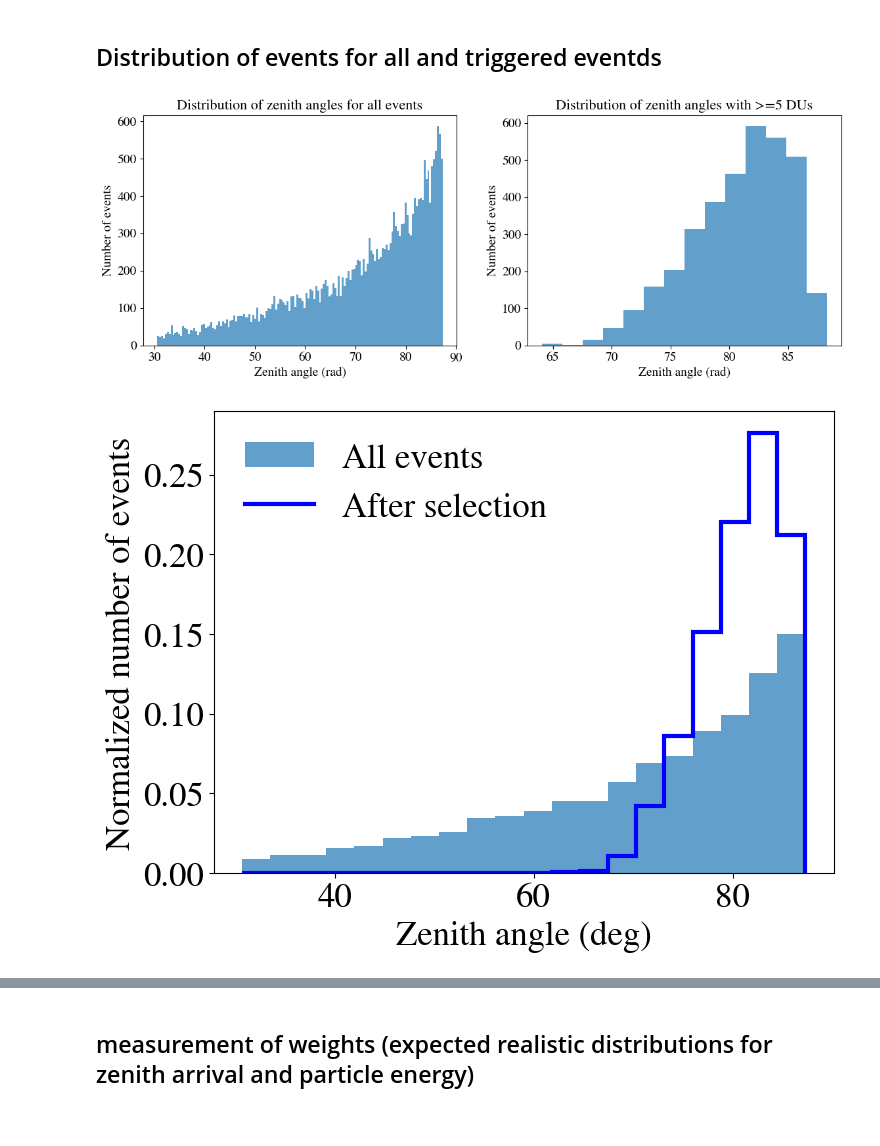
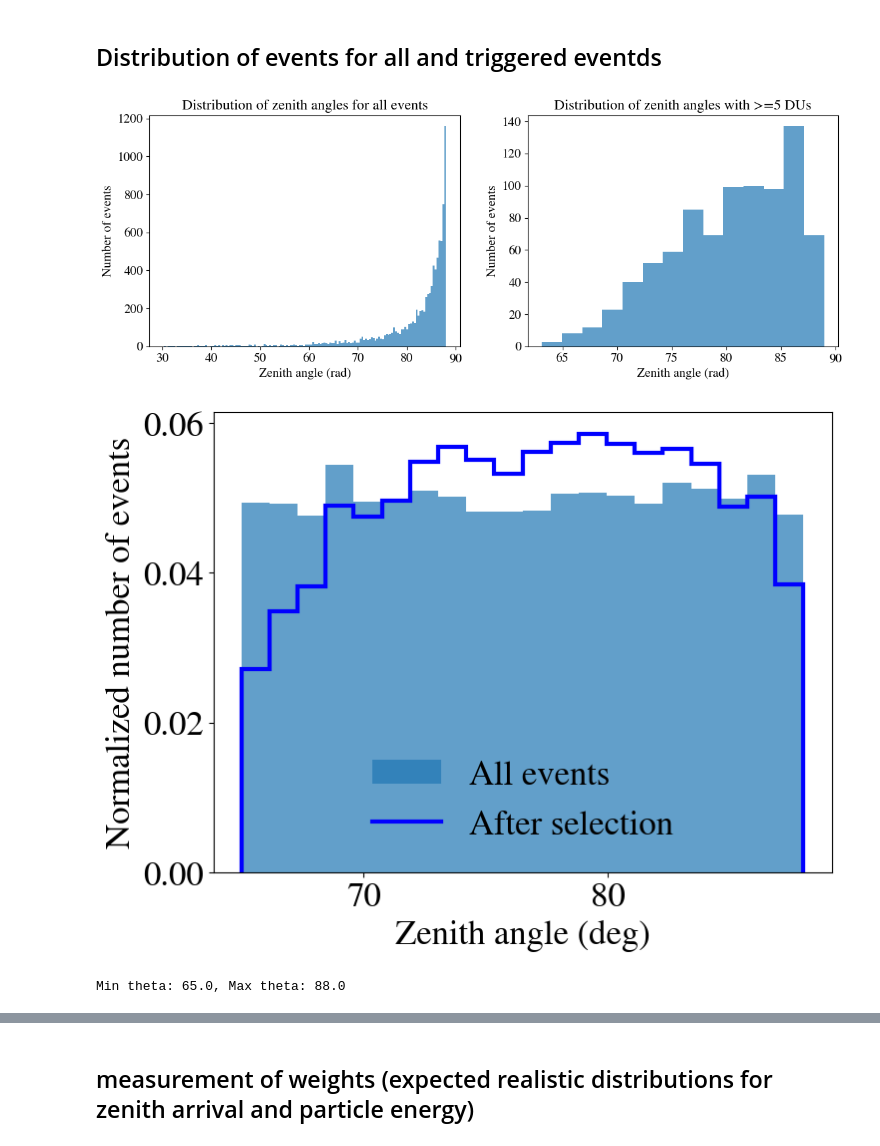
Before and after one commit to LavoisierJ/quantification, a Jupyter notebook: check_sims/1_GP65_plots.ipynb, the cells around one changed output, grey strips where cells are left out. Drawn from its saved outputs; the diff is of its cells as text; code cells hidden in the pictures.

```diff
--- a/check_sims/1_GP65_plots.ipynb
+++ b/check_sims/1_GP65_plots.ipynb
@@ -70,9 +70,12 @@ def calculate_PAO_spectrum(e_EeV):
 
     return j
 
-name_sims = "GP300NJ"
+# name_sims = "GP300NJ"
+# name_sims = "GP289AN"
+# name_sims = "GP289NJ_th48"
+name_sims = "COREASNJ"
 
-path = f"/sps/grand/jlavoisier/code/quantification/check_sims/out_files/simsGP300NJ_theta_n_ant_energy.npy"
+path = f"/sps/grand/jlavoisier/code/quantification/check_sims/out_files/sims{name_sims}_theta_phi_nant_energy_ntestedcore.npy"
 
 file_sims = np.load(path)
 
@@ -209,7 +221,7 @@ plt.tight_layout()
 # plt.savefig(f"/pbs/home/j/jlavoisier/pipeline_lab/zenith_quant/plots/sims{name_sims}_theta_distrib.png")
 plt.show()
 # %% [output]
-[figure, old version]
+[figure, new version]
 # %%
 plt.figure(figsize=(8,6))
 
@@ -220,40 +232,42 @@ norm_hist_theta_all = hist_theta_all / np.sum(hist_theta_all)
 
 plt.stairs(norm_hist_theta_all, theta_bins,
            label='All events',
            color='tab:blue',
            alpha=0.7,
            fill=True
            )
 
 hist_theta_5ant = np.histogram(theta, bins=theta_bins)[0]
 norm_hist_theta_5ant = hist_theta_5ant / np.sum(hist_theta_5ant)
 
 plt.stairs(norm_hist_theta_5ant, theta_bins,
            label='After selection',
            color='blue',
            linewidth=3,
         #    alpha=0.7
            )
-plt.legend(loc='upper left',
+plt.legend(loc='lower center',
         #    fontsize=14
            frameon=False
            )
 plt.xlabel('Zenith angle (deg)',
         #    fontsize=14
            )
 plt.ylabel('Normalized number of events',
         #    fontsize=14
            )
 # plt.title('Distribution of zenith angles for all events and with >=5 DUs', fontsize=16)
 # plt.tight_layout()
-plt.savefig(f"/sps/grand/jlavoisier/code/quantification/0_plots_article/sims_zenith_distrib.pdf",
-            format='pdf',
-            dpi=300,
-            bbox_inches = "tight"
-            )
+# plt.savefig(f"/sps/grand/jlavoisier/code/quantification/0_plots_article/sims_zenith_distrib.pdf",
+#             format='pdf',
+#             dpi=300,
+#             bbox_inches = "tight"
+#             )
 plt.show()
+print(f"Min theta: {theta_tot.min()}, Max theta: {theta_tot.max()}")
 # %% [output]
-[figure, old version]
+[figure, new version]
+Min theta: 65.0, Max theta: 88.0
 # %%
 plt.figure(figsize=(8,6))
 
```
Also changed, not shown: parts of 7 cells of this notebook, 9 other files.
